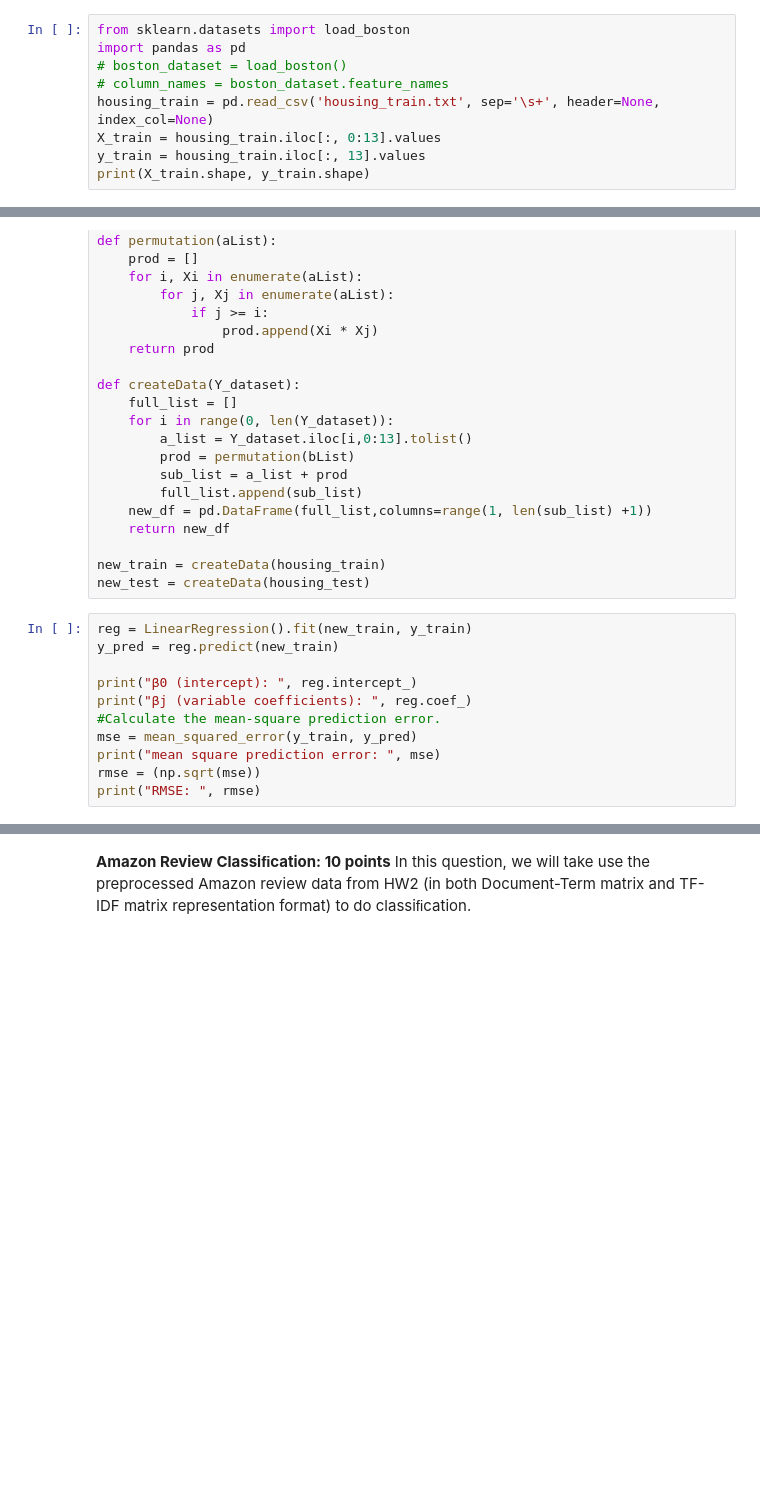
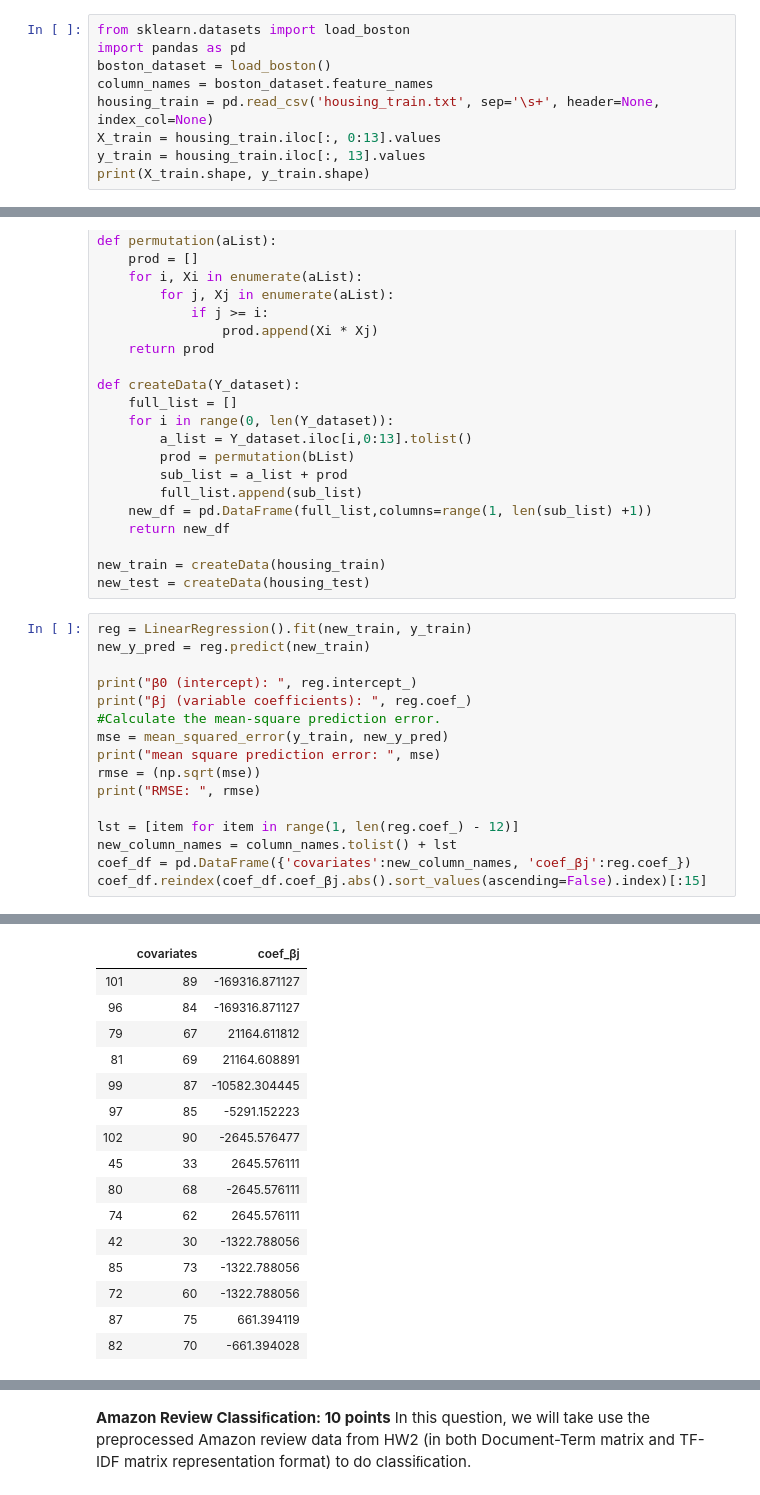
Before and after one commit to escaduto/STA221, a Jupyter notebook: HW2/Homework2.ipynb, the cells around one changed output, grey strips where cells are left out. Drawn from its saved outputs; the diff is of its cells as text; blank space fills up the shorter version.

```diff
--- a/HW2/Homework2.ipynb
+++ b/HW2/Homework2.ipynb
@@ -107,8 +110,8 @@ Each iteration of generator over-optimizes for a particular discriminator, and t
 # %%
 from sklearn.datasets import load_boston
 import pandas as pd
-# boston_dataset = load_boston()
-# column_names = boston_dataset.feature_names
+boston_dataset = load_boston()
+column_names = boston_dataset.feature_names
 housing_train = pd.read_csv('housing_train.txt', sep='\s+', header=None, index_col=None)
 X_train = housing_train.iloc[:, 0:13].values
 y_train = housing_train.iloc[:, 13].values
@@ -198,31 +220,52 @@ new_train = createData(housing_train)
 new_test = createData(housing_test)
 # %%
 reg = LinearRegression().fit(new_train, y_train)
-y_pred = reg.predict(new_train)
+new_y_pred = reg.predict(new_train)
 
 print("β0 (intercept): ", reg.intercept_)
 print("βj (variable coefficients): ", reg.coef_)
 #Calculate the mean-square prediction error.
-mse = mean_squared_error(y_train, y_pred)
+mse = mean_squared_error(y_train, new_y_pred)
 print("mean square prediction error: ", mse)
 rmse = (np.sqrt(mse))
 print("RMSE: ", rmse)
+
+lst = [item for item in range(1, len(reg.coef_) - 12)]
+new_column_names = column_names.tolist() + lst
+coef_df = pd.DataFrame({'covariates':new_column_names, 'coef_βj':reg.coef_})
+coef_df.reindex(coef_df.coef_βj.abs().sort_values(ascending=False).index)[:15]
 # %% [output]
 β0 (intercept):  43974125921.68335
 βj (variable coefficients):  [-1.01137046e-01  4.58935299e-02 -2.73038670e-03  3.07201340e+00
  -1.72254072e+01  3.71125235e+00  7.15862492e-03 -1.59900210e+00
   3.73623375e-01 -1.57564197e-02 -1.02417703e+00  9.69321451e-03
  -5.85969273e-01 -2.52301805e-03  0.00000000e+00  0.00000000e+00
   0.00000000e+00  2.01841439e-02 -6.45892605e-01  0.00000000e+00
  -1.61473151e-01 -4.03682878e-02 -1.03342831e+01 -1.29178539e+00
  -4.13371267e+01  0.00000000e+00  0.00000000e+00  0.00000000e+00
   0.00000000e+00  0.00000000e+00  0.00000000e+00  0.00000000e+00
   0.00000000e+00  0.00000000e+00  0.00000000e+00  0.00000000e+00
   0.00000000e+00  0.00000000e+00  1.65348530e+02  0.00000000e+00
   0.00000000e+00  0.00000000e+00 -1.32278806e+03  6.20056985e+01
 ... (13 lines left out)
  -1.69316871e+05 -5.29115222e+03  0.00000000e+00 -1.05823044e+04
   0.00000000e+00 -1.69316871e+05 -2.64557648e+03 -8.26742649e+01]
 mean square prediction error:  22.081273091888594
 RMSE:  4.699071513808722
+|  | covariates | coef_βj |
+| 101 | 89 | -169316.871127 |
+| 96 | 84 | -169316.871127 |
+| 79 | 67 | 21164.611812 |
+| 81 | 69 | 21164.608891 |
+| 99 | 87 | -10582.304445 |
+| 97 | 85 | -5291.152223 |
+| 102 | 90 | -2645.576477 |
+| 45 | 33 | 2645.576111 |
+| 80 | 68 | -2645.576111 |
+| 74 | 62 | 2645.576111 |
+| 42 | 30 | -1322.788056 |
+| 85 | 73 | -1322.788056 |
+| 72 | 60 | -1322.788056 |
+| 87 | 75 | 661.394119 |
+| 82 | 70 | -661.394028 |
 # %%
```
Also changed, not shown: parts of 18 cells of this notebook.
